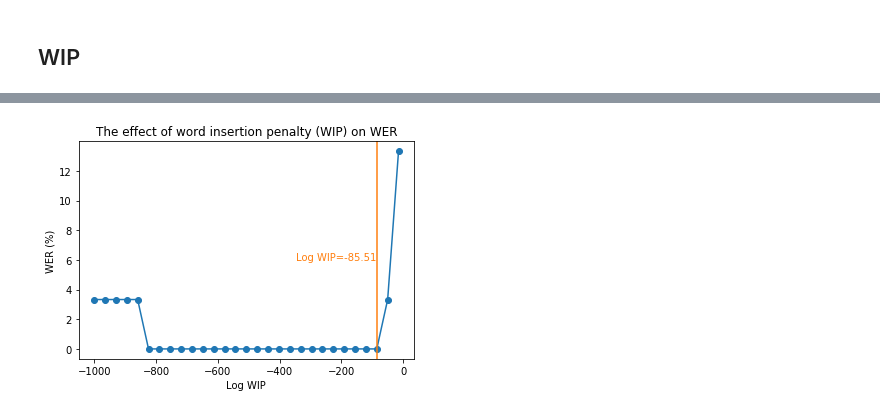
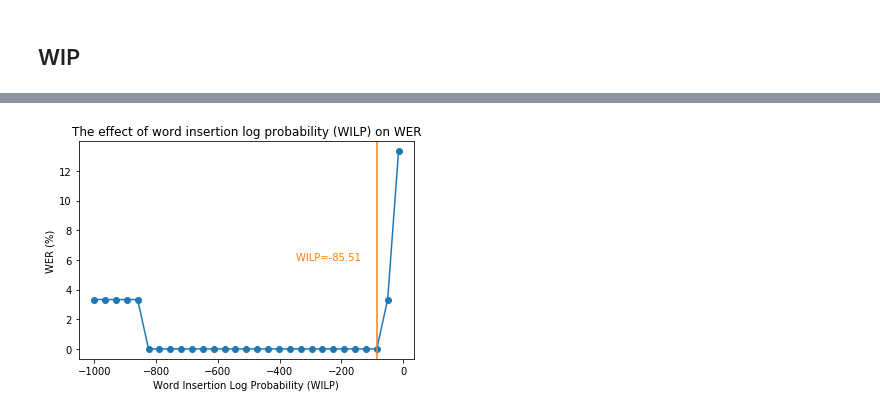
Before and after one commit to yichao-liang/speech_recogniser, a Jupyter notebook: info_parser/output_processing.ipynb, the cells around one changed output, grey strips where cells are left out. Cells and saved outputs as stored; diff of their text form; code cells hidden in the pictures.

Commit message:
change some graphs

```diff
--- a/info_parser/output_processing.ipynb
+++ b/info_parser/output_processing.ipynb
@@ -125,13 +125,13 @@ Name: 0, dtype: float64
 wip=wip[:-1]
 # %%
 plt.plot(wip,marker='o')
-plt.xlabel("Log WIP")
+plt.xlabel("Word Insertion Log Probability (WILP)")
 plt.ylabel("WER (%)")
 x=-85.517241
 plt.axvline(x,color='tab:orange')
-plt.text(x-260,6,s="Log WIP=-85.51 ",color='tab:orange')
+plt.text(x-260,6,s="WILP=-85.51 ",color='tab:orange')
 
-plt.title("The effect of word insertion penalty (WIP) on WER")
+plt.title("The effect of word insertion log probability (WILP) on WER")
 plt.savefig("figures/WIP.pdf")
 # %% [output]
-[figure, old version]
+[figure, new version]
```
Also changed, not shown: parts of 1 cell of this notebook, 2 other files.
